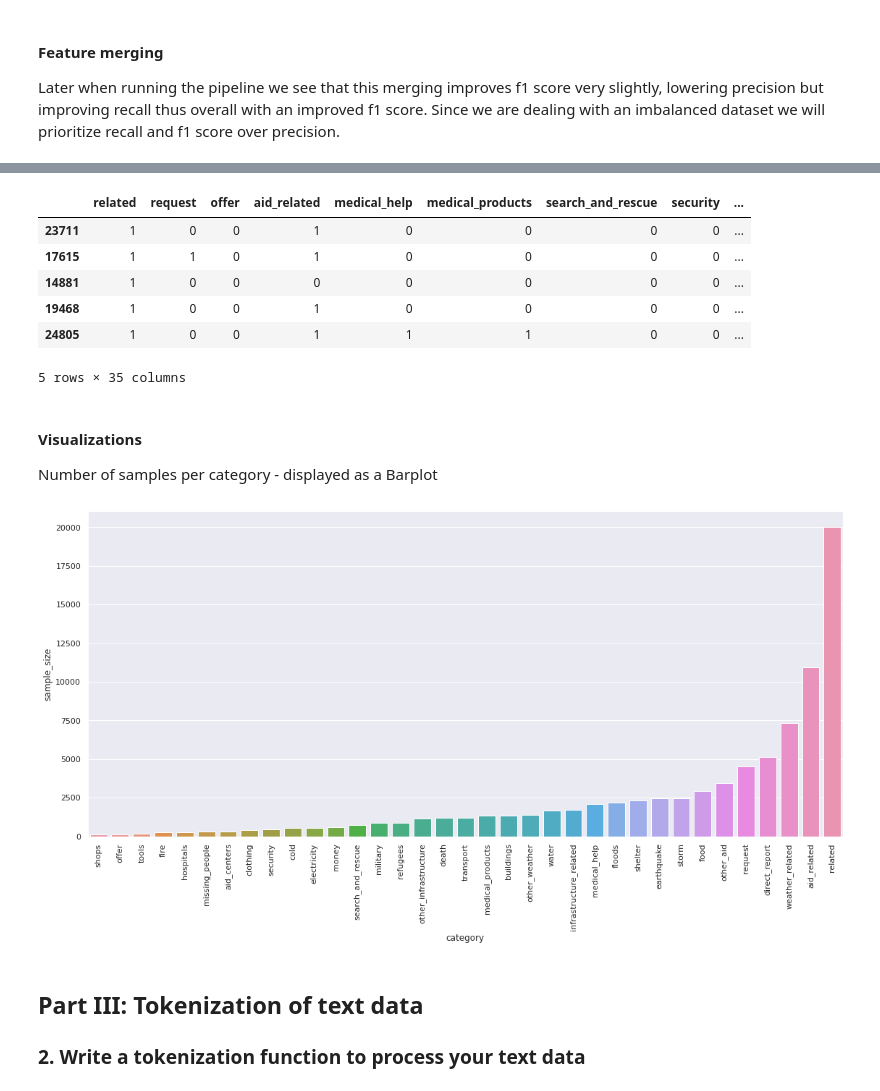
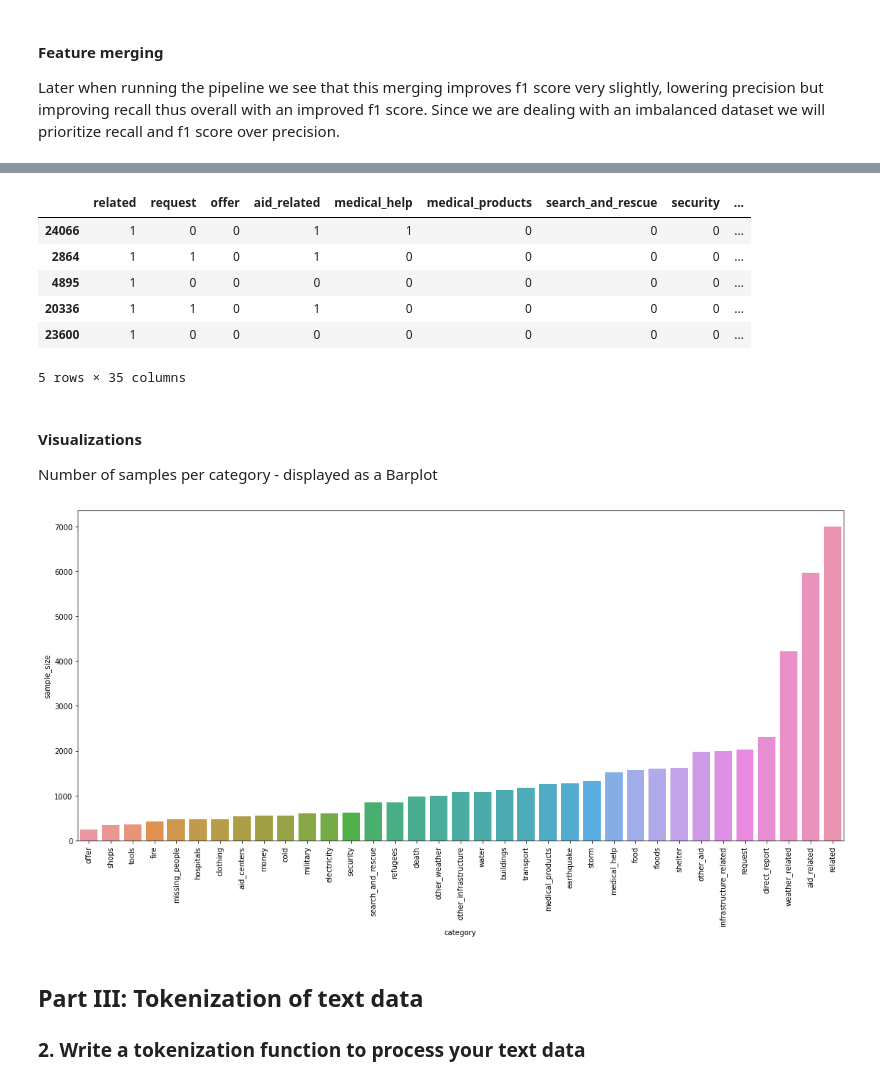
Before and after one commit to defunSM/Data-Science-Portfolio, a Jupyter notebook: Diasaster Response Classification/ML Pipeline Preparation.ipynb, the cells around one changed output, grey strips where cells are left out. Drawn from its saved outputs; the diff is of its cells as text; code cells hidden in the pictures.

```diff
--- a/Diasaster Response Classification/ML Pipeline Preparation.ipynb
+++ b/Diasaster Response Classification/ML Pipeline Preparation.ipynb
@@ -65,16 +58,26 @@ In this method we will only take a subset of smaples from the entire dataset. Kn
 
 
 def underSampleDataSet(df, samples=200):
+    """Returns a balanced dataset with a specified number of samples in each class.
+
+    Args:
+        df (Dataframe): Class-Imbalanced Dataset that needs to be undersampled.
+        samples (int, optional): Number of samples in each class. Defaults to 200.
+
+    Returns:
+        df_balanced (Dataframe): Balanced Dataset that has been undersampled.
+    """
+
     df_resampled = []
     df.drop(['child_alone'], axis=1, inplace=True)
+
     for i in df.iloc[:,4:].columns:
         new_df = df[df[i]==1]
-        print(new_df.shape)
         df_resampled.append(new_df.sample(200, replace=True))
 
     # Concating the 200 samples from each category into one and returning it.
-    df = pd.concat(df_resampled)
-    return df
+    df_balanced = pd.concat(df_resampled)
+    return df_balanced
 
 df_undersampled = underSampleDataSet(df)
 # %% [output]
@@ -163,8 +181,16 @@ Later when running the pipeline we see that this merging improves f1 score very
 X = df_undersampled.iloc[:,1]
 Y = df_undersampled.iloc[:,4:]
 total_samples = Y.shape[0]
+sample_size = []
+
+# Counting the number of samples for each category i.e each sample that is classified as 1
 for i in Y.columns.unique():
     number_of_samples = Y[Y[i]==1].shape[0]
+    sample_size.append(number_of_samples)
     print(i, number_of_samples, number_of_samples/total_samples,sep=" - ")
+
+# Creating dataframe that contains the number of samples in each category
+data = {"category": Y.columns.unique(), "sample_size": sample_size}
+df_sample = pd.DataFrame(data=data)
 # %% [output]
 related - 7000 - 1.0
@@ -189,11 +232,11 @@ direct_report - 2250 - 0.32142857142857145
 Y.head()
 # %% [output]
 |  | related | request | offer | aid_related | medical_help | medical_products | search_and_rescue | security | ... |
-| 23711 | 1 | 0 | 0 | 1 | 0 | 0 | 0 | 0 | ... |
-| 17615 | 1 | 1 | 0 | 1 | 0 | 0 | 0 | 0 | ... |
-| 14881 | 1 | 0 | 0 | 0 | 0 | 0 | 0 | 0 | ... |
-| 19468 | 1 | 0 | 0 | 1 | 0 | 0 | 0 | 0 | ... |
-| 24805 | 1 | 0 | 0 | 1 | 1 | 1 | 0 | 0 | ... |
+| 24066 | 1 | 0 | 0 | 1 | 1 | 0 | 0 | 0 | ... |
+| 2864 | 1 | 1 | 0 | 1 | 0 | 0 | 0 | 0 | ... |
+| 4895 | 1 | 0 | 0 | 0 | 0 | 0 | 0 | 0 | ... |
+| 20336 | 1 | 1 | 0 | 1 | 0 | 0 | 0 | 0 | ... |
+| 23600 | 1 | 0 | 0 | 0 | 0 | 0 | 0 | 0 | ... |
 5 rows × 35 columns
 # %% [markdown]
 #### Visualizations
@@ -202,13 +245,15 @@ Number of samples per category - displayed as a Barplot
 # %%
 import seaborn as sns
 from matplotlib import rcParams
+
 # figure size in inches
 rcParams['figure.figsize'] = 18.7,8.27
 
-hplot = sns.barplot(data=df_sample.sort_values('sample_size'), x="category", y="sample_size")
+# Displaying barplot of the number of samples in each category
+hplot = sns.barplot(data=df_sample.sort_values(by='sample_size'), x="category", y="sample_size")
 hplot.tick_params(axis='x', rotation=90)
 # %% [output]
-[figure, old version]
+[figure, new version]
 # %% [markdown]
 ## Part III: Tokenization of text data
 ### 2. Write a tokenization function to process your text data
```
Also changed, not shown: parts of 12 cells of this notebook.
